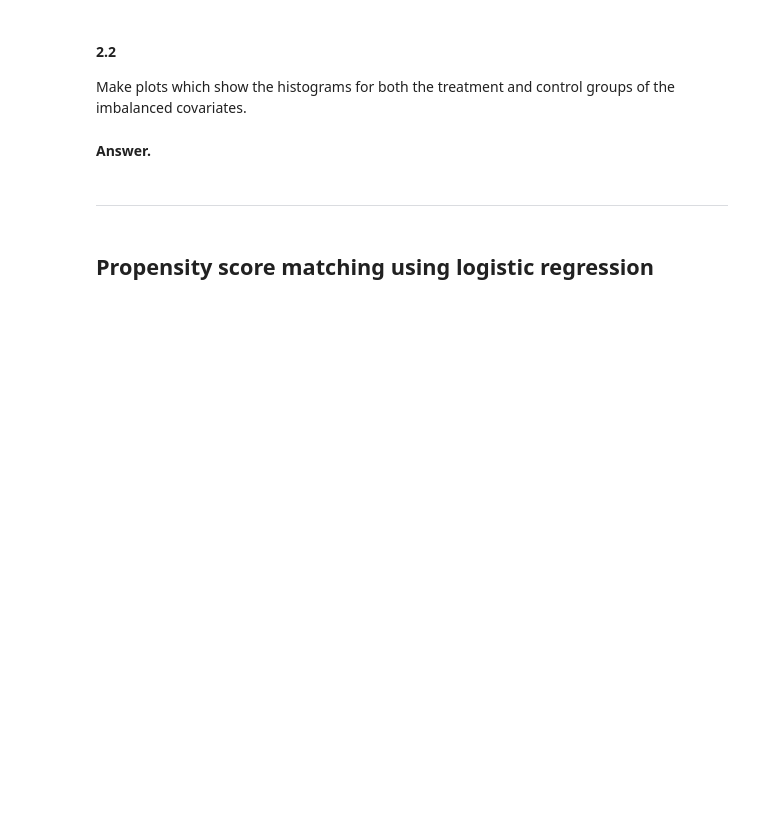
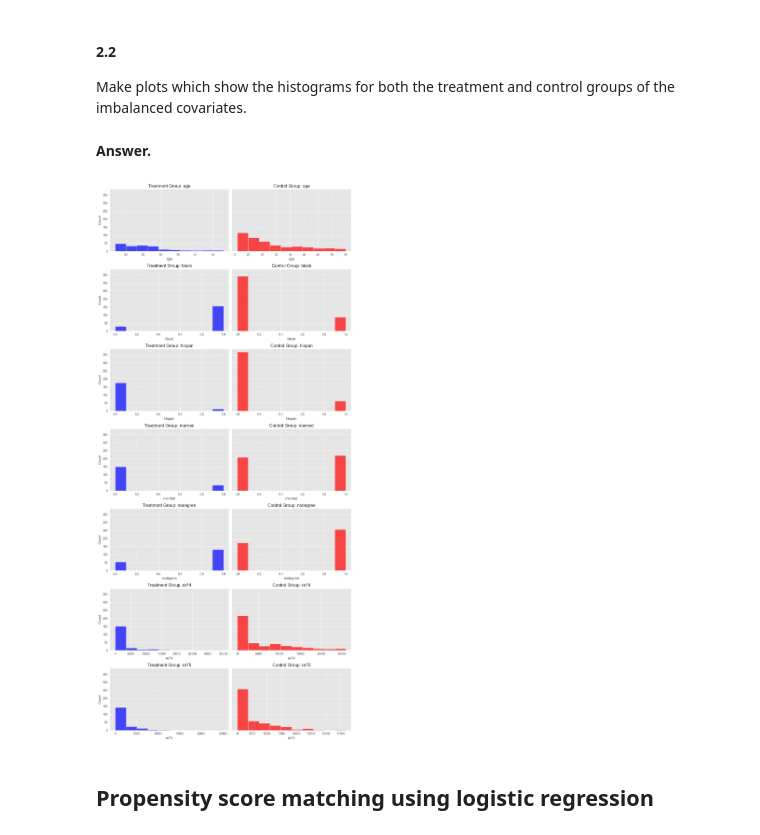
Before and after one commit to Yoker2004/Case-Studies, a Jupyter notebook: Case-2/assignment_2_STUDENT.ipynb, the cells around one changed output. Saved outputs shown, nothing was run; the diff lists cells and outputs as text; code cells hidden in the pictures; blank space fills up the shorter version.

```diff
--- a/Case-2/assignment_2_STUDENT.ipynb
+++ b/Case-2/assignment_2_STUDENT.ipynb
@@ -164,0 +164,10 @@ After computing this measurement for all of our features, there is a rule of thu
+# %%
+treatment_df_copy = treatment_df.drop(labels = ['treat'], axis = 1)
+control_df_copy = control_df.drop(labels = ['treat'], axis = 1)
+smd = {}
+for col in treatment_df_copy.columns:
+    treat_mean, ctrl_mean = treatment_df_copy[col].mean(), control_df_copy[col].mean()
+    treat_std, ctrl_std = treatment_df_copy[col].std(), control_df_copy[col].std()
+    denominator = np.sqrt((treat_std**2 + ctrl_std**2)/2)
+    smd[col] = abs(treat_mean - ctrl_mean)/denominator
+smd
@@ -167,8 +188,29 @@ After computing this measurement for all of our features, there is a rule of thu
 <p>Make plots which show the histograms for both the treatment and control groups of the imbalanced covariates.</p>
 # %% [markdown]
 **Answer.**
-# %% [markdown]
--------
+# %%
+
+imbalanced_covariates = [cov for cov, smd in smd.items() if smd > 0.1]
+
+num_covariates = len(imbalanced_covariates)
+fig, axes = plt.subplots(num_covariates, 2, figsize=(12, 26), sharey=True)
+
+for i, cov in enumerate(imbalanced_covariates):
+    # Treatment hist
+    sns.histplot(treatment_df_copy[cov], bins=10, kde=False, color='blue', alpha=0.7, ax=axes[i, 0])
+    axes[i, 0].set_title(f"Treatment Group: {cov}")
+    axes[i, 0].set_xlabel(cov)
+    axes[i, 0].set_ylabel("Count")
+
+    # Ctrl hist
+    sns.histplot(control_df_copy[cov], bins=10, color='red', alpha=0.7, ax=axes[i, 1])
+    axes[i, 1].set_title(f"Control Group: {cov}")
+    axes[i, 1].set_xlabel(cov)
+
+plt.tight_layout()
+plt.show()
+# %% [output]
+[figure, added]
 # %% [markdown]
 <h2>Propensity score matching using logistic regression</h2>
 # %% [markdown]
```
Also changed, not shown: parts of 9 cells of this notebook.
